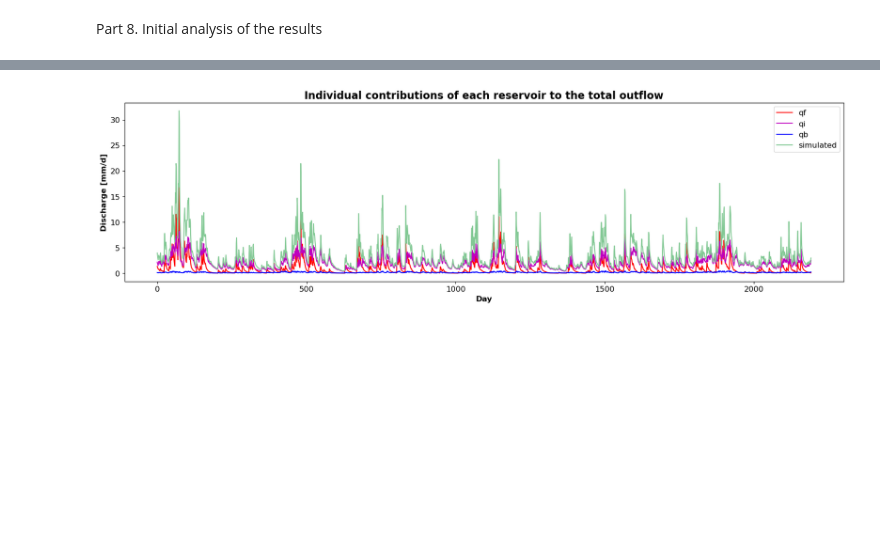
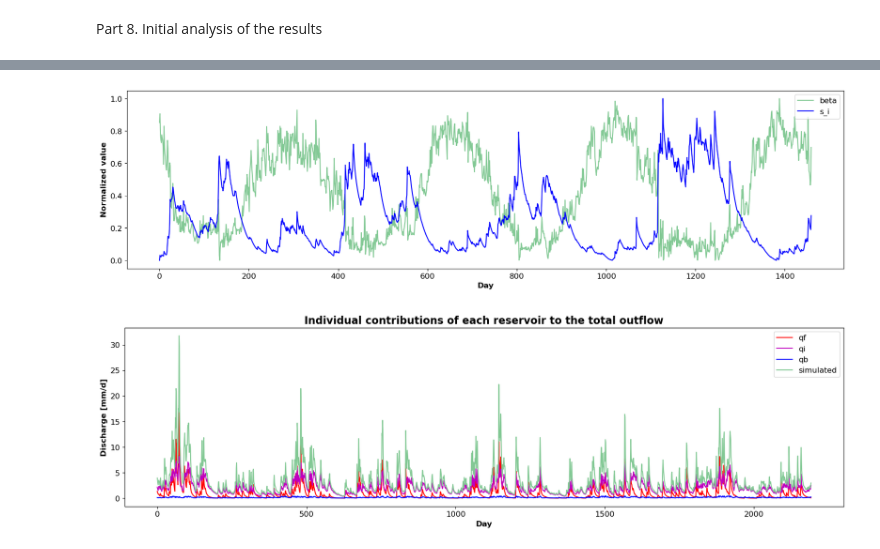
Before and after one commit to KIT-HYD/Hy2DL, a Jupyter notebook: Model_Hybrid/LSTM_SHM.ipynb, the cells around one changed output, grey strips where cells are left out. Cells and saved outputs as stored; diff of their text form; code cells hidden in the pictures; blank space fills up the shorter version.

Commit message:
reponse_grey

```diff
--- a/Model_Hybrid/LSTM_SHM.ipynb
+++ b/Model_Hybrid/LSTM_SHM.ipynb
@@ -1016,3 +1018,21 @@ plt.show()
+# %%
+param = parameters_testing[basin_to_analyze][:,parameter_number][:1460].flatten().cpu().detach().numpy()
+param_norm = (param - np.min(param)) / (np.max(param)-np.min(param))
+
+storage= storages_testing[basin_to_analyze][:,storage_number][:1460].flatten().cpu().detach().numpy()
+storages_norm = (storage - np.min(storage)) / (np.max(storage)-np.min(storage))
+
+plt.plot(param_norm, label= 'beta', color=color_dictionary["LSTM+SHM"])
+plt.plot(storages_norm, label= 's_i', color='b')
+# Format plot
+plt.xlabel('Day', fontsize=12, fontweight='bold')
+plt.ylabel('Normalized value', fontsize=12, fontweight='bold')
+plt.tick_params(axis='both', which='major', labelsize=12)
+plt.legend(loc="upper right",fontsize=12)
+plt.savefig(save_folder + '/ResponseGrey.png', bbox_inches='tight', pad_inches=0)
+plt.show()
+# %% [output]
+[figure, added]
 # %%
 # Plot individual contributions of each reservoir to the total outflow (q=s/k)
 qf = storages_testing[basin_to_analyze][:,1].flatten().cpu().detach().numpy() / parameters_testing[basin_to_analyze][:,5].flatten().cpu().detach().numpy()
```
Also changed, not shown: parts of 8 cells of this notebook, 1 other file.
